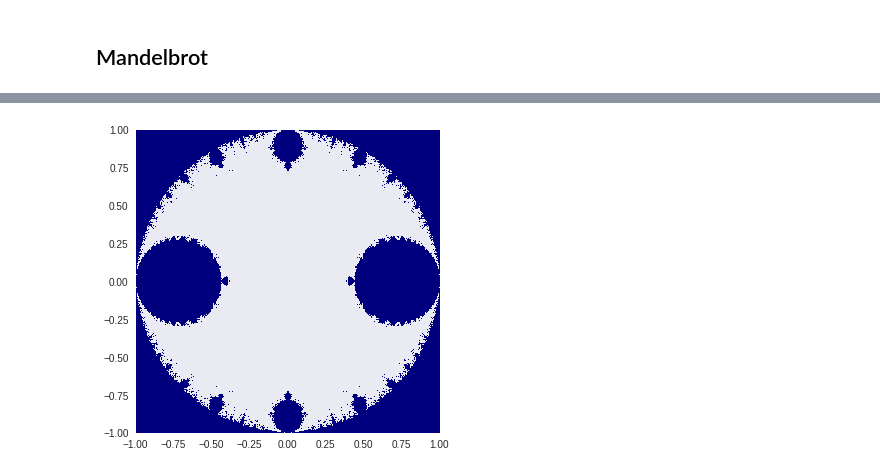
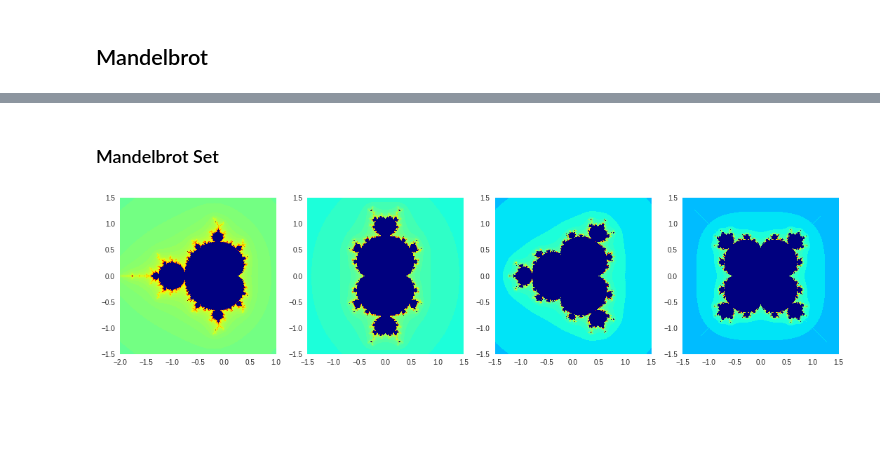
Before and after one commit to rdenadai/Image-Study-Notebooks, a Jupyter notebook: notebooks/madelbrot.ipynb, the cells around one changed output, grey strips where cells are left out. Drawn from its saved outputs; the diff is of its cells as text; code cells hidden in the pictures; blank space fills up the shorter version.

Commit message:
Fast way to calculate mandelbrot and numba usage!

```diff
--- a/notebooks/madelbrot.ipynb
+++ b/notebooks/madelbrot.ipynb
@@ -38,16 +26,0 @@ plt.show()
-# %%
-N = 1024
-x, y = np.linspace(-1, 1, N), np.linspace(-1, 1, N)
-c = x[:, np.newaxis] + (y[np.newaxis, :] * 1j)
-z = c
-for _ in range(80):
-    z = np.sin(z/c)
-mandelbrot = np.abs(z)
-
-plt.figure(figsize=(5, 5))
-plt.imshow(mandelbrot.T, extent=[-1, 1, -1, 1], cmap='jet')
-plt.grid(False)
-plt.tight_layout()
-plt.show()
-# %% [output]
-[figure, removed]
@@ -53,0 +111,16 @@ plt.show()
+# %% [markdown]
+### Mandelbrot Set
+# %%
+plt.figure(figsize=(15, 15))
+for i in [2, 3, 4, 5]:
+    plt.subplot(1, 4, i-1)
+    size = (-1.5, 1.5, -1.5, 1.5)
+    if i == 2:
+        size = (-2, 1, -1.5, 1.5)
+    mandel = mandelbrot(edges=i, size=size)
+    plt.imshow(mandel, extent=size, cmap='jet')
+    plt.grid(False)
+plt.tight_layout()
+plt.show()
+# %% [output]
+[figure, added]
```
Also changed, not shown: parts of 15 cells of this notebook.
